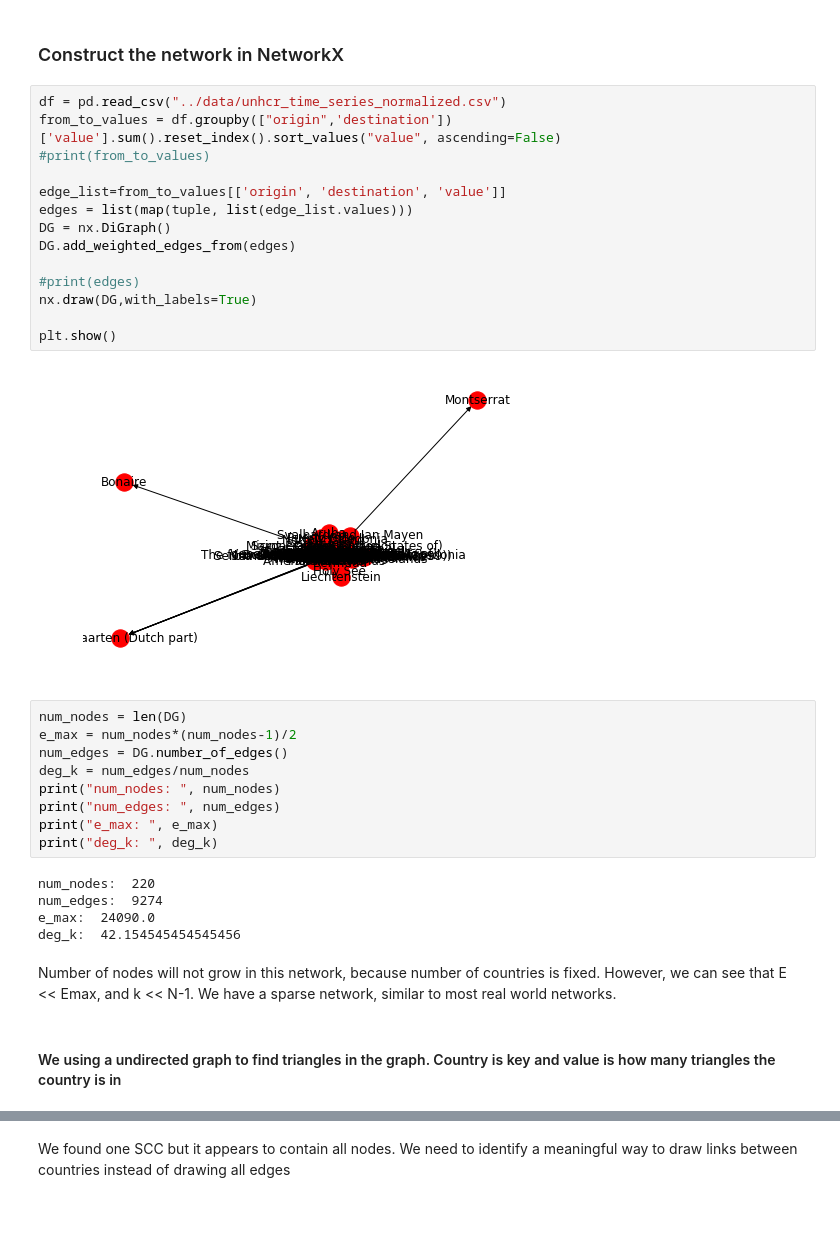
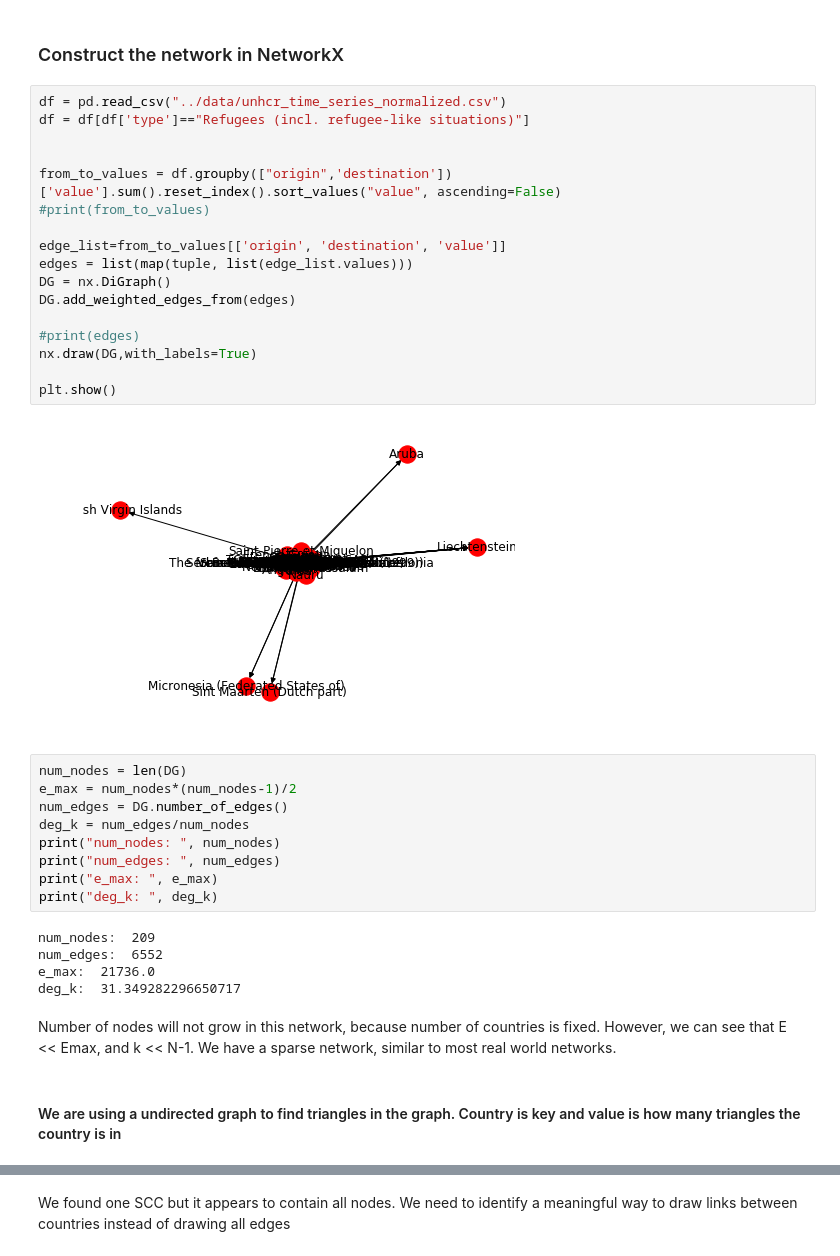
Before and after one commit to hcorinna/refugee-migration-patterns, a Jupyter notebook: notebooks/Network Structure.ipynb, the cells around one changed output, grey strips where cells are left out. Drawn from its saved outputs; the diff is of its cells as text; blank space fills up the shorter version.

```diff
--- a/notebooks/Network Structure.ipynb
+++ b/notebooks/Network Structure.ipynb
@@ -34,20 +34,23 @@ warnings.filterwarnings('ignore')
 ### Construct the network in NetworkX
 # %%
 df = pd.read_csv("../data/unhcr_time_series_normalized.csv")
+df = df[df['type']=="Refugees (incl. refugee-like situations)"]
+
+
 from_to_values = df.groupby(["origin",'destination'])['value'].sum().reset_index().sort_values("value", ascending=False)
 #print(from_to_values)
 
 edge_list=from_to_values[['origin', 'destination', 'value']]
 edges = list(map(tuple, list(edge_list.values)))
 DG = nx.DiGraph()
 DG.add_weighted_edges_from(edges)
 
 #print(edges)
 nx.draw(DG,with_labels=True)
 
 plt.show()
 # %% [output]
-[figure, old version]
+[figure, new version]
 # %%
 num_nodes = len(DG)
 e_max = num_nodes*(num_nodes-1)/2
@@ -58,14 +61,14 @@ print("num_edges: ", num_edges)
 print("e_max: ", e_max)
 print("deg_k: ", deg_k)
 # %% [output]
-num_nodes:  220
-num_edges:  9274
-e_max:  24090.0
-deg_k:  42.154545454545456
+num_nodes:  209
+num_edges:  6552
+e_max:  21736.0
+deg_k:  31.349282296650717
 # %% [markdown]
 Number of nodes will not grow in this network, because number of countries is fixed. However, we can see that E << Emax, and k << N-1. We have a sparse network, similar to most real world networks.
 # %% [markdown]
-#### We using a undirected graph to find triangles in the graph. Country is key and value is how many triangles the country is in
+#### We are using a undirected graph to find triangles in the graph. Country is key and value is how many triangles the country is in
 # %%
 G = nx.Graph()
 G.add_weighted_edges_from(edges)
```
Also changed, not shown: parts of 10 cells of this notebook.
